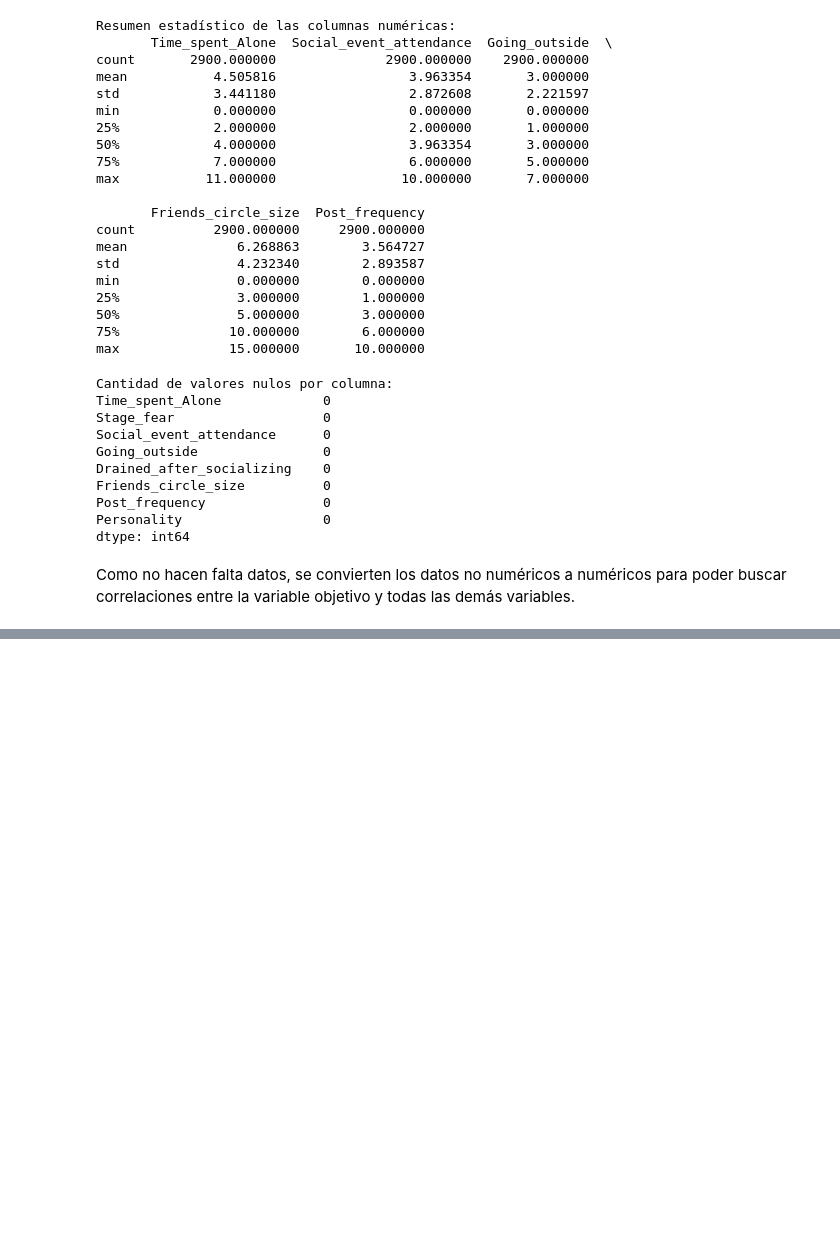
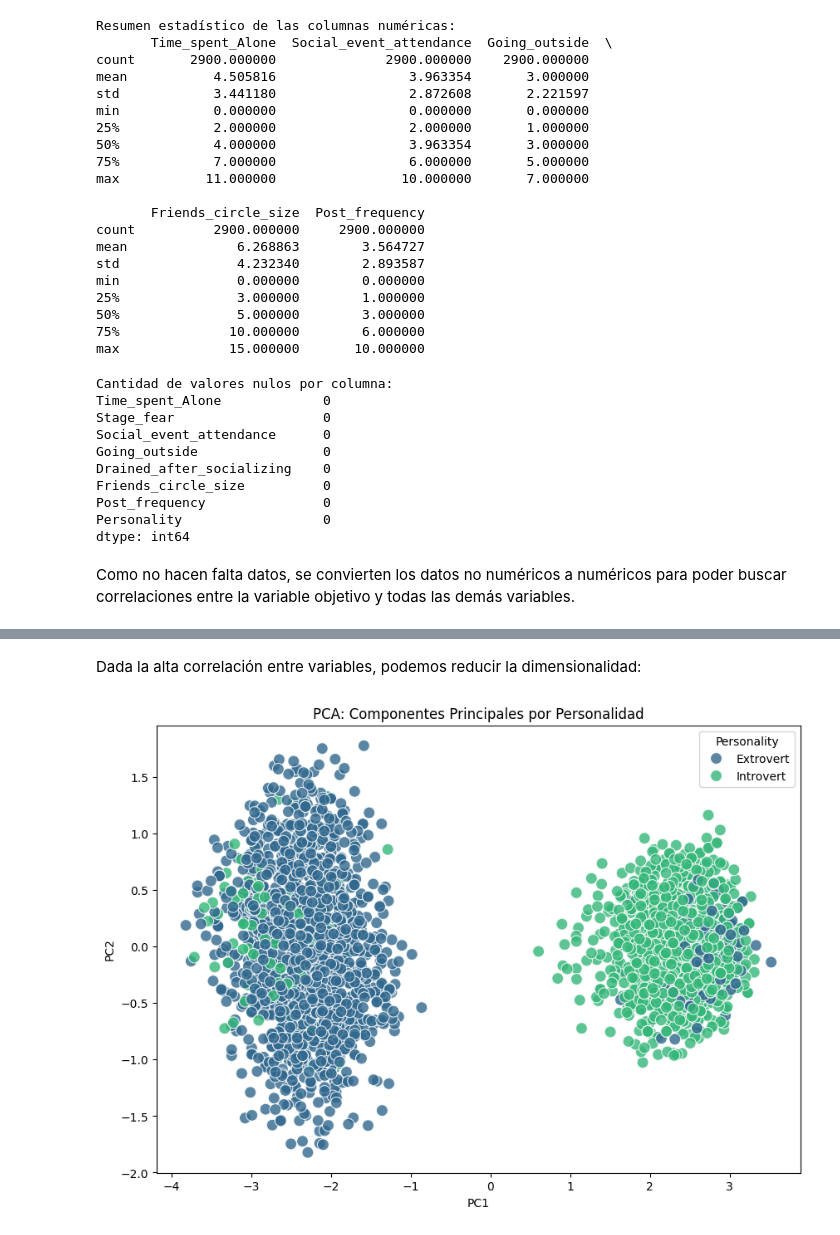
Before and after one commit to jcrojasda/G20_MLDS6, a Jupyter notebook: Codigo/PreparacionDeDatos/DataExploreAndPreProcessing.ipynb, the cells around one changed output, grey strips where cells are left out. Saved outputs shown, nothing was run; the diff lists cells and outputs as text; code cells hidden in the pictures; blank space fills up the shorter version.

```diff
--- a/Codigo/PreparacionDeDatos/DataExploreAndPreProcessing.ipynb
+++ b/Codigo/PreparacionDeDatos/DataExploreAndPreProcessing.ipynb
@@ -109,0 +154,32 @@ plt.show()
+# %% [markdown]
+Dada la alta correlación entre variables, podemos reducir la dimensionalidad:
+# %%
+from sklearn.decomposition import PCA
+from sklearn.preprocessing import StandardScaler
+
+# Seleccionar variables y escalar
+variables = ['Time_spent_Alone', 'Stage_fear', 'Social_event_attendance',
+             'Going_outside', 'Drained_after_socializing',
+             'Friends_circle_size', 'Post_frequency']
+X = data[variables]
+X_scaled = StandardScaler().fit_transform(X)
+
+# Aplicar PCA
+pca = PCA(n_components=2)
+principal_components = pca.fit_transform(X_scaled)
+
+# Crear dataframe con componentes
+pca_df = pd.DataFrame(data=principal_components,
+                      columns=['PC1', 'PC2'])
+pca_df['Personality'] = data['Personality']
+
+# Graficar
+plt.figure(figsize=(10, 7))
+sns.scatterplot(x='PC1', y='PC2', hue='Personality', data=pca_df,
+                palette='viridis', s=100, alpha=0.8)
+plt.title('PCA: Componentes Principales por Personalidad')
+plt.xlabel(f'PC1')
+plt.ylabel(f'PC2')
+plt.show()
+# %% [output]
+[figure, added]
```
Also changed, not shown: parts of 6 cells of this notebook.
